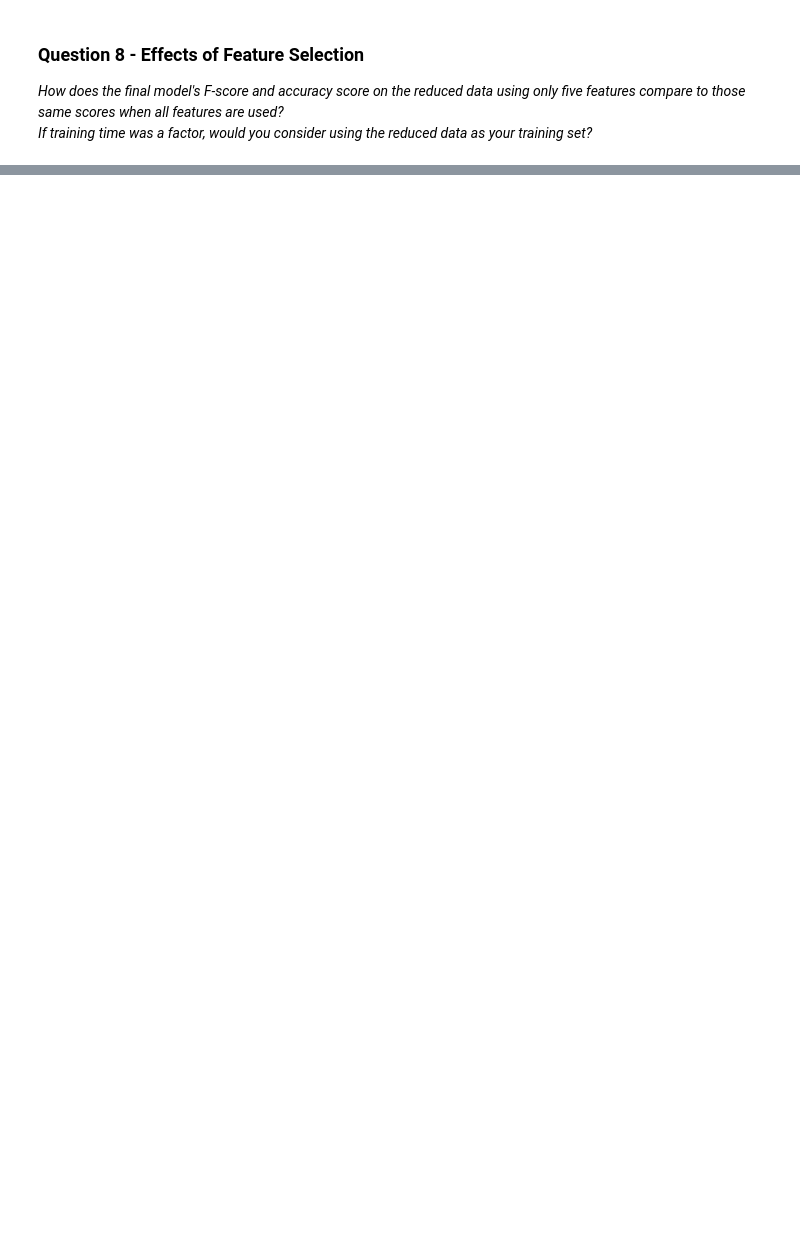
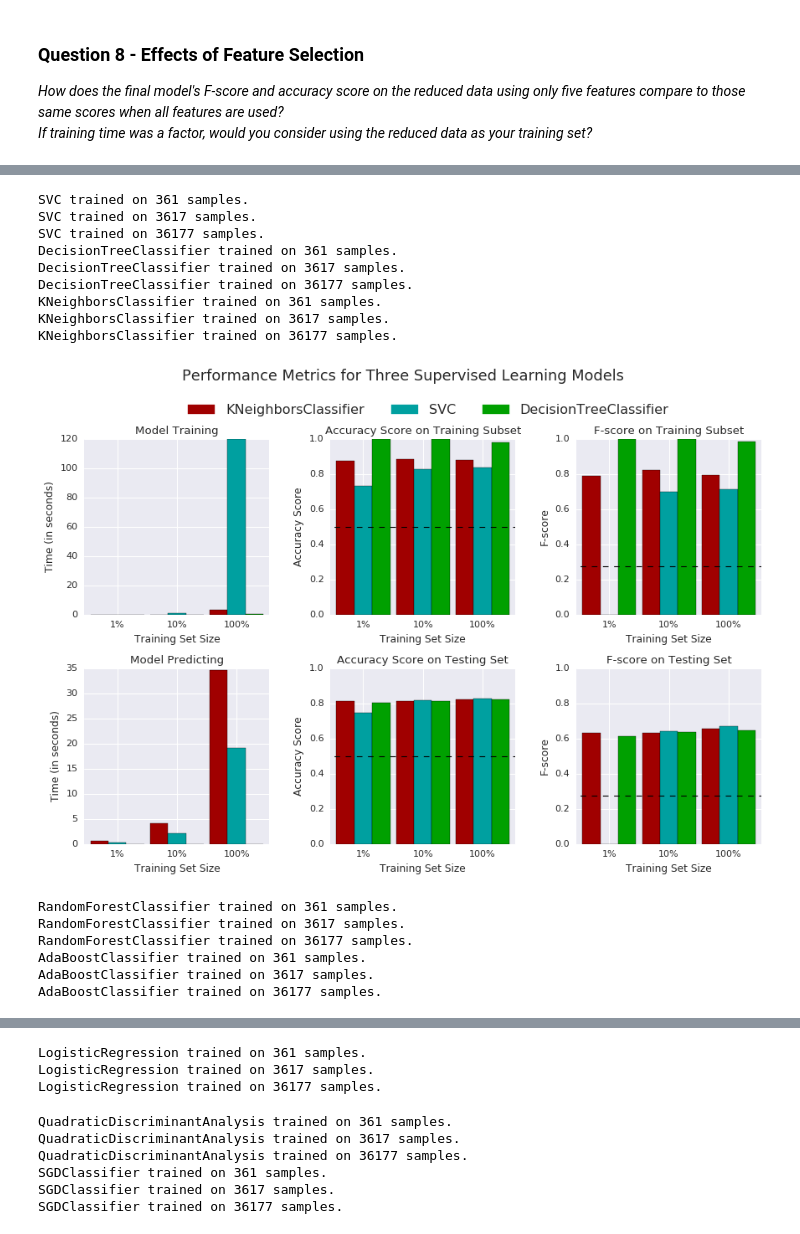
Before and after one commit to pcasaretto/finding_donors, a Jupyter notebook: finding_donors.ipynb, the cells around one changed output, grey strips where cells are left out. Saved outputs shown, nothing was run; the diff lists cells and outputs as text; code cells hidden in the pictures; blank space fills up the shorter version.

```diff
--- a/finding_donors.ipynb
+++ b/finding_donors.ipynb
@@ -774,0 +773,49 @@ print "F-score on testing data: {:.4f}".format(fbeta_score(y_test, reduced_predi
+# %%
+from sklearn.discriminant_analysis import QuadraticDiscriminantAnalysis
+from sklearn.linear_model import SGDClassifier
+from sklearn.ensemble import RandomForestClassifier
+from sklearn.linear_model import LogisticRegression
+from sklearn.neighbors import KNeighborsClassifier
+
+  # non linear
+classifiers = [
+  SVC(random_state=42),
+  DecisionTreeClassifier(random_state=42),
+  KNeighborsClassifier()
+]
+global_results.update(evaluate_classifiers(classifiers))
+
+# ensemble
+classifiers = [
+  RandomForestClassifier(random_state=42),
+  AdaBoostClassifier(random_state=42)
+]
+global_results.update(evaluate_classifiers(classifiers))
+
+# the others
+classifiers = [
+  LogisticRegression(random_state=42),
+  QuadraticDiscriminantAnalysis(),
+  SGDClassifier()
+]
+global_results.update(evaluate_classifiers(classifiers))
+
+df = pd.Panel.from_dict(global_results).to_frame().round(4)
+display(df)
+# %% [output]
+SVC trained on 361 samples.
+SVC trained on 3617 samples.
+SVC trained on 36177 samples.
+DecisionTreeClassifier trained on 361 samples.
+DecisionTreeClassifier trained on 3617 samples.
+DecisionTreeClassifier trained on 36177 samples.
+KNeighborsClassifier trained on 361 samples.
+KNeighborsClassifier trained on 3617 samples.
+KNeighborsClassifier trained on 36177 samples.
+[figure, added]
+RandomForestClassifier trained on 361 samples.
+RandomForestClassifier trained on 3617 samples.
+RandomForestClassifier trained on 36177 samples.
+AdaBoostClassifier trained on 361 samples.
+AdaBoostClassifier trained on 3617 samples.
+AdaBoostClassifier trained on 36177 samples.
@@ -774,0 +823,9 @@ print "F-score on testing data: {:.4f}".format(fbeta_score(y_test, reduced_predi
+LogisticRegression trained on 361 samples.
+LogisticRegression trained on 3617 samples.
+LogisticRegression trained on 36177 samples.
+QuadraticDiscriminantAnalysis trained on 361 samples.
+QuadraticDiscriminantAnalysis trained on 3617 samples.
+QuadraticDiscriminantAnalysis trained on 36177 samples.
+SGDClassifier trained on 361 samples.
+SGDClassifier trained on 3617 samples.
+SGDClassifier trained on 36177 samples.
```
Also changed, not shown: parts of 22 cells of this notebook, 2 other files.
